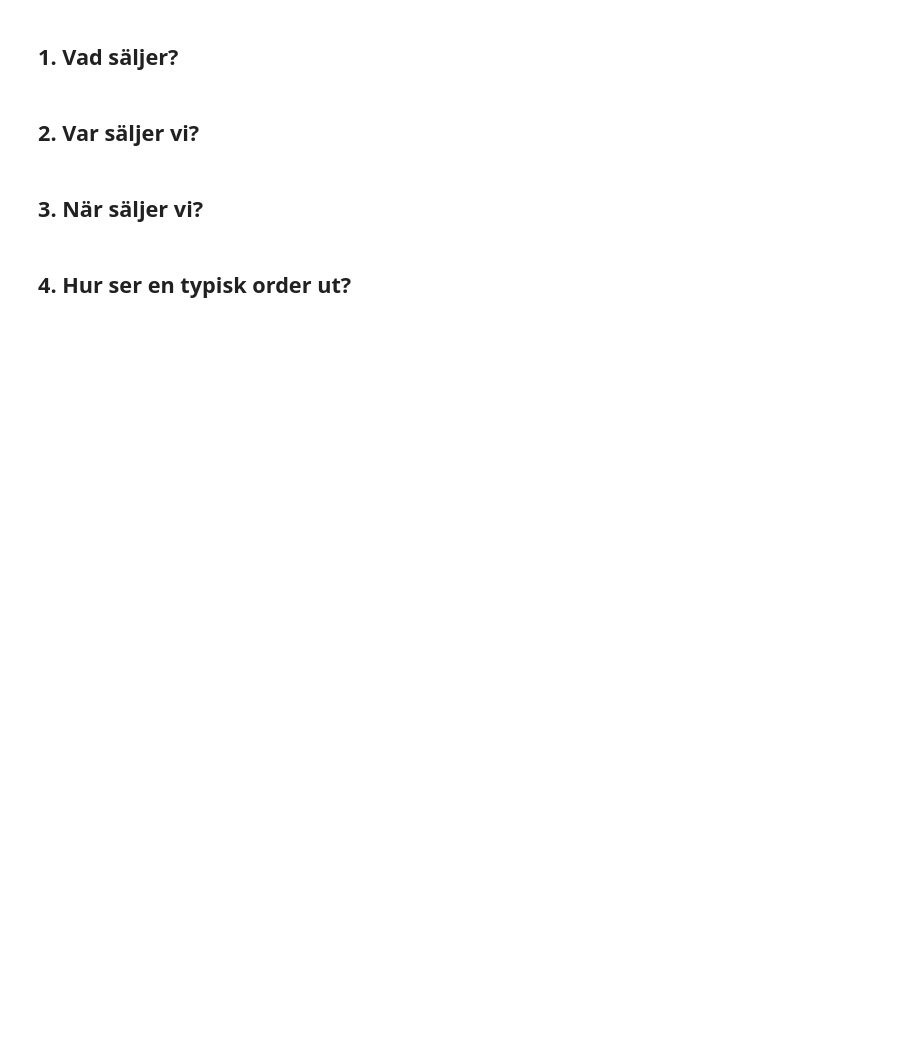
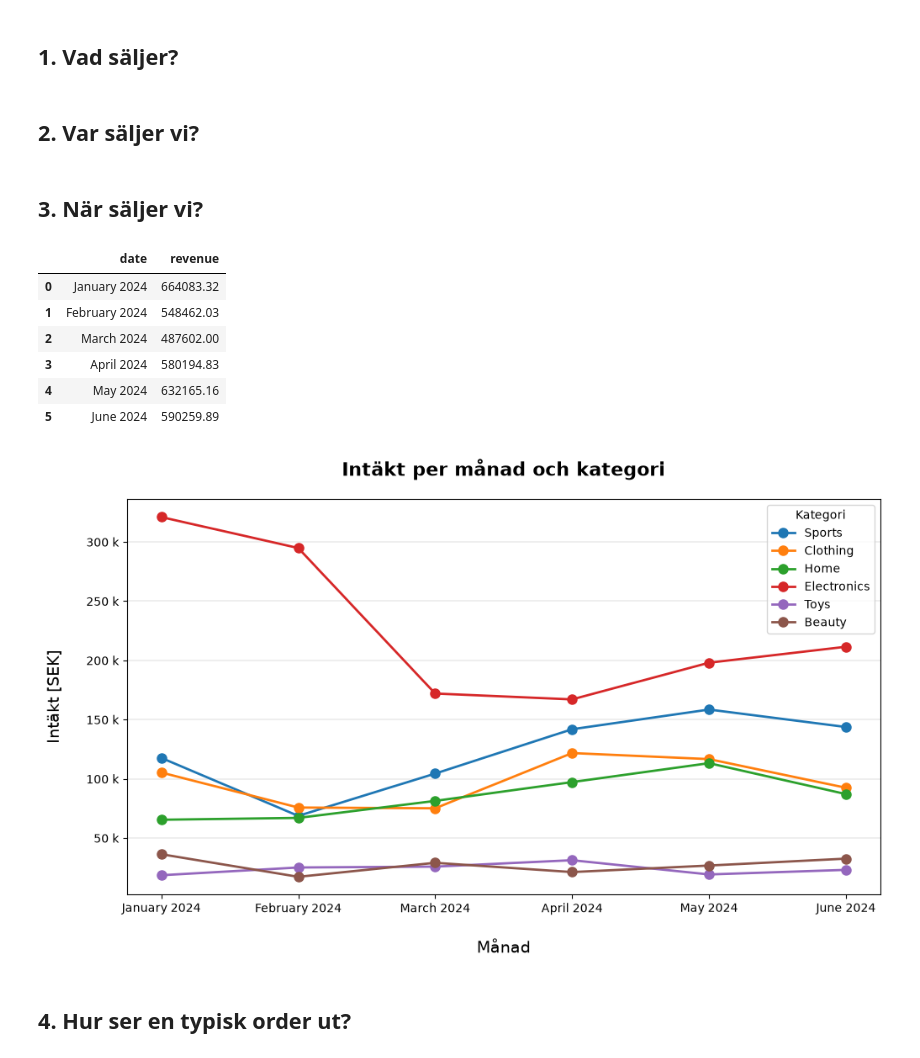
Before and after one commit to jmsedl22/grupp-2-ehandel, a Jupyter notebook: notebook/ecommerce_sales.ipynb, the cells around one changed output. Saved outputs shown, nothing was run; the diff lists cells and outputs as text; code cells hidden in the pictures; blank space fills up the shorter version.

Commit message:
Create montly revenue by category chart (#86)
* Added a chart for order value distribution to viz.py, updated the notebook with the code needed to run the chart

* Change monthly revenue chart

```diff
--- a/notebook/ecommerce_sales.ipynb
+++ b/notebook/ecommerce_sales.ipynb
@@ -58,8 +64,17 @@ viz.plot_revenue_category_city(category_revenue, city_revenue)
 # %%
 monthly_revenue = analyzer.revenue_by_month()
 display(monthly_revenue)
 
-viz.plot_monthly_revenue(monthly_revenue)
+analyzer.plot_monthly_revenue()
+# %% [output]
+|  | date | revenue |
+| 0 | January 2024 | 664083.32 |
+| 1 | February 2024 | 548462.03 |
+| 2 | March 2024 | 487602.00 |
+| 3 | April 2024 | 580194.83 |
+| 4 | May 2024 | 632165.16 |
+| 5 | June 2024 | 590259.89 |
+[figure, added]
 # %% [markdown]
 ## 4. Hur ser en typisk order ut?
 # %%
```
Also changed, not shown: parts of 5 cells of this notebook, 2 other files.
